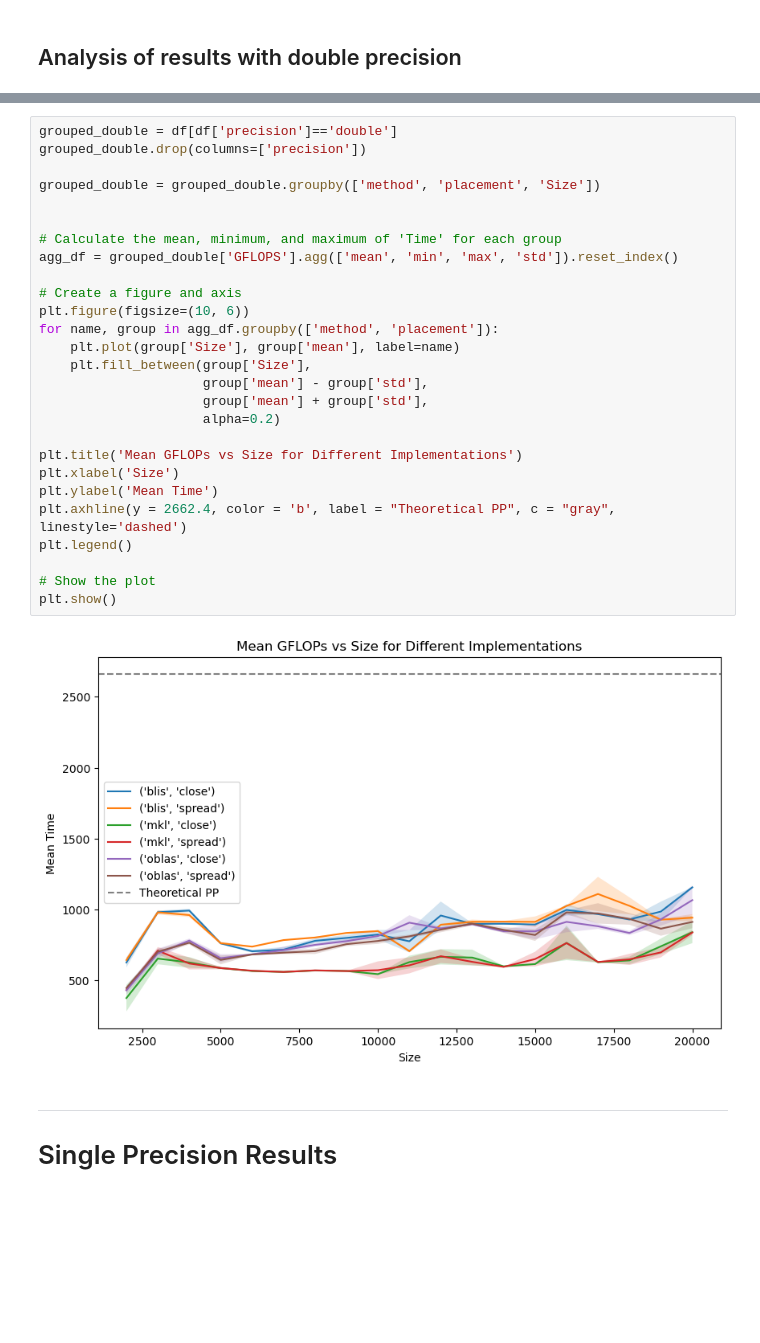
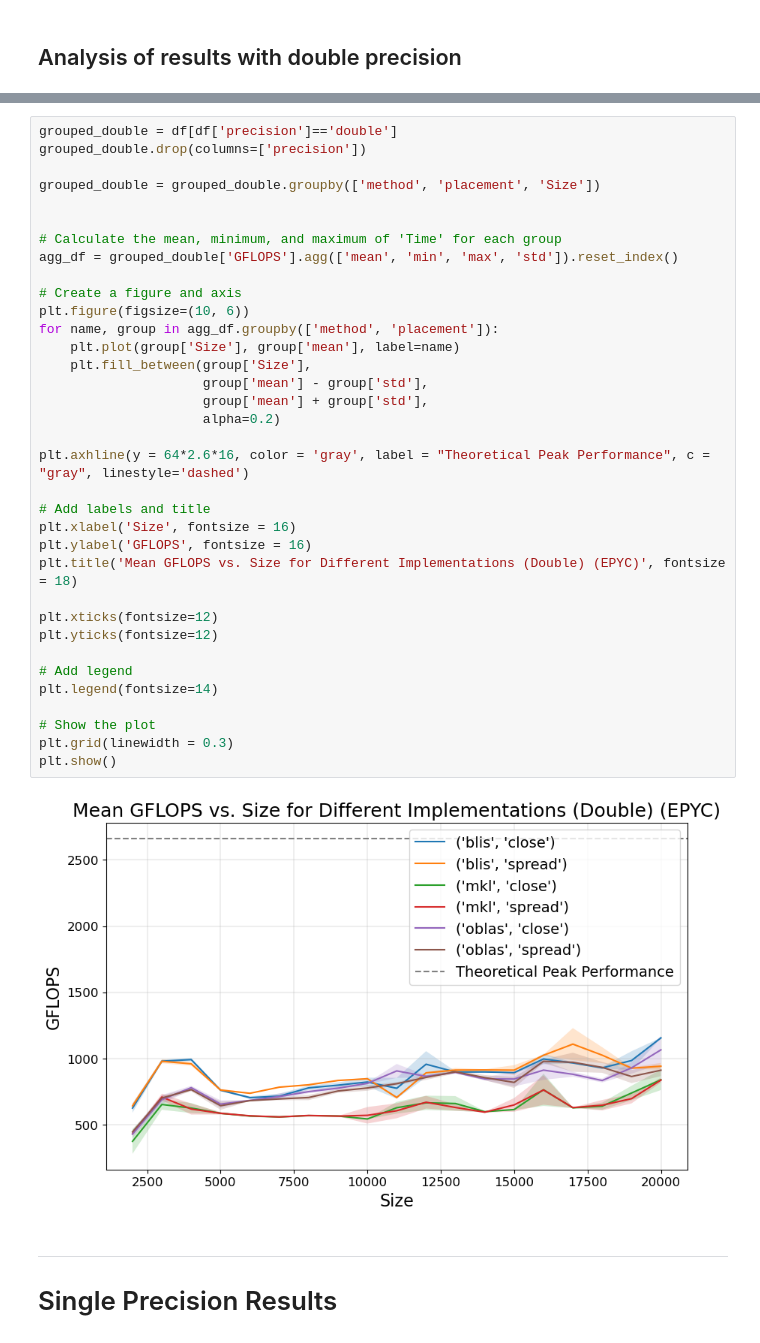
Before and after one commit to SDavenia/FHPC_Assignment, a Jupyter notebook: Exercise2/EPYC/size/analysis.ipynb, the cells around one changed output, grey strips where cells are left out. Saved outputs shown, nothing was run; the diff lists cells and outputs as text; blank space fills up the shorter version.

```diff
--- a/Exercise2/EPYC/size/analysis.ipynb
+++ b/Exercise2/EPYC/size/analysis.ipynb
@@ -94,32 +100,40 @@ plt.show()
 # %%
 grouped_double = df[df['precision']=='double']
 grouped_double.drop(columns=['precision'])
 
 grouped_double = grouped_double.groupby(['method', 'placement', 'Size'])
 
 
 # Calculate the mean, minimum, and maximum of 'Time' for each group
 agg_df = grouped_double['GFLOPS'].agg(['mean', 'min', 'max', 'std']).reset_index()
 
 # Create a figure and axis
 plt.figure(figsize=(10, 6))
 for name, group in agg_df.groupby(['method', 'placement']):
     plt.plot(group['Size'], group['mean'], label=name)
     plt.fill_between(group['Size'],
                      group['mean'] - group['std'],
                      group['mean'] + group['std'],
                      alpha=0.2)
 
-plt.title('Mean GFLOPs vs Size for Different Implementations')
-plt.xlabel('Size')
-plt.ylabel('Mean Time')
-plt.axhline(y = 2662.4, color = 'b', label = "Theoretical PP", c = "gray", linestyle='dashed')
-plt.legend()
+plt.axhline(y = 64*2.6*16, color = 'gray', label = "Theoretical Peak Performance", c = "gray", linestyle='dashed')
+
+# Add labels and title
+plt.xlabel('Size', fontsize = 16)
+plt.ylabel('GFLOPS', fontsize = 16)
+plt.title('Mean GFLOPS vs. Size for Different Implementations (Double) (EPYC)', fontsize = 18)
+
+plt.xticks(fontsize=12)
+plt.yticks(fontsize=12)
+
+# Add legend
+plt.legend(fontsize=14)
 
 # Show the plot
+plt.grid(linewidth = 0.3)
 plt.show()
 # %% [output]
-[figure, old version]
+[figure, new version]
 # %% [markdown]
 - - -
 # Single Precision Results
```
Also changed, not shown: parts of 3 cells of this notebook, 4 other files.
